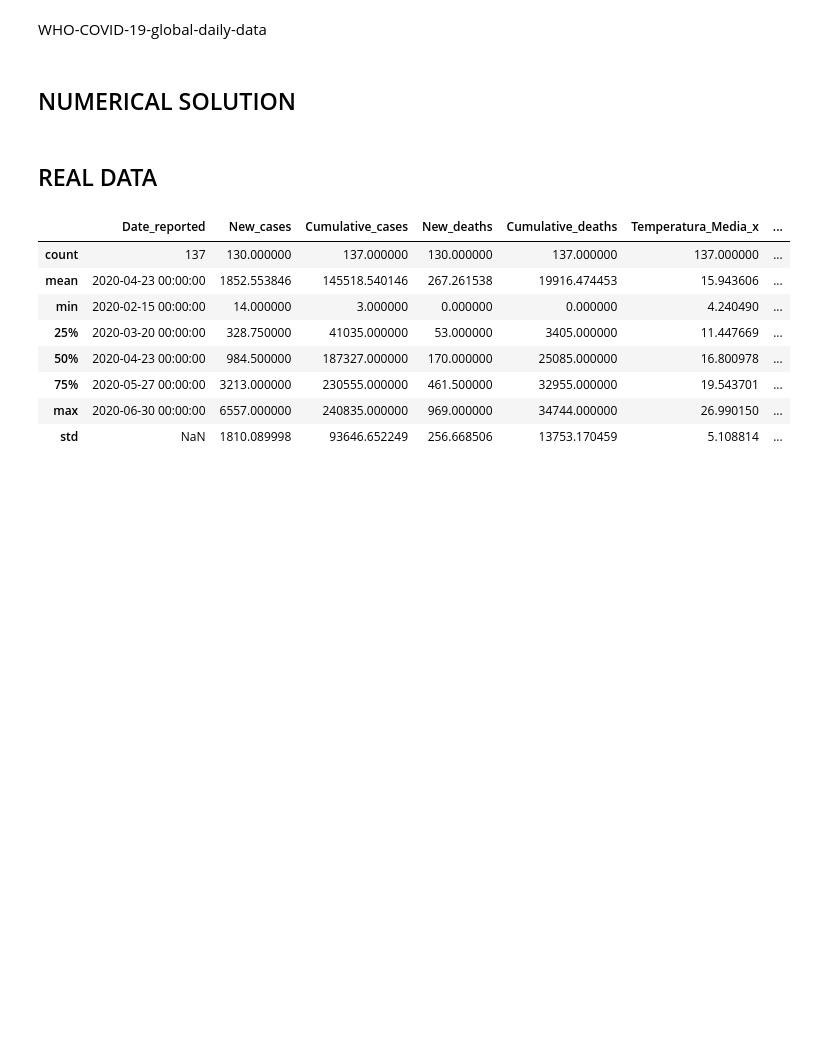
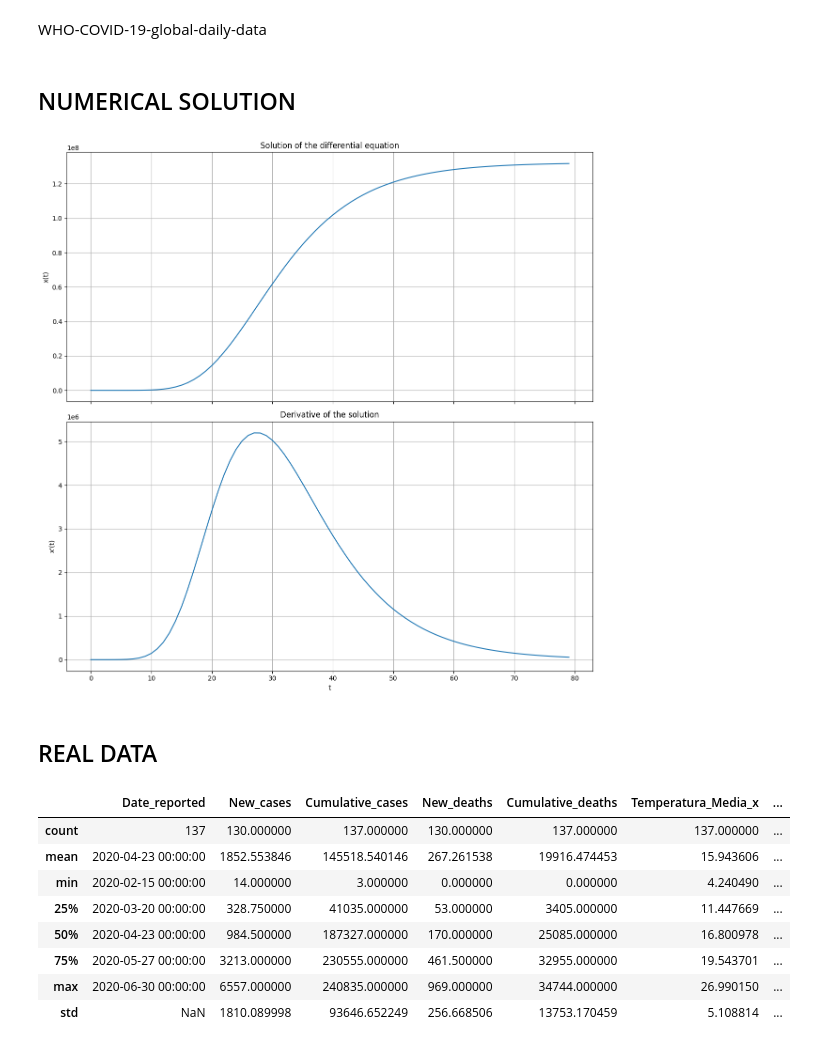
Before and after one commit to Naarsk/Economics, a Jupyter notebook: Econometrics/Coronavirus/coronav.ipynb, the cells around one changed output. Saved outputs shown, nothing was run; the diff lists cells and outputs as text; code cells hidden in the pictures; blank space fills up the shorter version.

```diff
--- a/Econometrics/Coronavirus/coronav.ipynb
+++ b/Econometrics/Coronavirus/coronav.ipynb
@@ -8,19 +8,19 @@ import pandas as pd
 ## NUMERICAL SOLUTION
 # %%
 # parameters
-alpha_1 = 2.5 #1+(1-beta_1)/epsilon
-alpha_2 = -1.8 # -beta_0/epsilon
-epsilon = 0.0255 #epsilon
+alpha_1 = 4.7038 #1+(1-beta_1)/epsilon
+alpha_2 = -2.7031 # -beta_0/epsilon
+epsilon = 0.03958 #epsilon
 x0 = 1.0
 sigma =500
 
 # gradient
 def model(x, t):
-    dxdt = alpha_1 * x + alpha_2 * x ** (1 + epsilon)
+    dxdt = alpha_1 * x + alpha_2 * x *(1 + epsilon*np.log(x)+ (epsilon*np.log(x))**2/2)
     return dxdt
 
 # number of points
-n=15000
+n=8000
 dt=0.01
 
 # time points
@@ -36,35 +36,38 @@ for i in range(1,n):
     dx = dt*model(x[i-1], t)
     x[i] = x[i-1]+dx
 
 # compute derivative of solution
-dxdt = alpha_1 * x + alpha_2 * x ** (1 + epsilon)
+#dxdt = alpha_1 * x + alpha_2 * x ** (1 + epsilon)
+dxdt = model(x, t_grid)
 
 val = max(int(1/dt),1)
 x=x[::val]
 t_grid=t_grid[::val]
-dxdt = dxdt[::val] + np.random.normal(0,sigma, len(x))
+dxdt = dxdt[::val] #+ np.random.normal(0,sigma, len(x))
 
 
 # create two subplots that share the same x-axis
 fig, axs = plt.subplots(2, 1, figsize=(12, 12), sharex=True)
 
 # plot the solution on the first subplot
 axs[0].plot(t_grid, x)
 axs[0].set_ylabel('x(t)')
 axs[0].set_title('Solution of the differential equation')
 axs[0].grid()
 
 # plot the derivative on the second subplot
 axs[1].plot(t_grid, dxdt)
 axs[1].set_xlabel('t')
 axs[1].set_ylabel("x'(t)")
 axs[1].set_title("Derivative of the solution")
 axs[1].grid()
 
 # layout so plots do not overlap
 fig.tight_layout()
 
 plt.show()
+# %% [output]
+[figure, added]
 # %% [markdown]
 ## REAL DATA
 # %%
```
Also changed, not shown: parts of 3 cells of this notebook, 16 other files.
